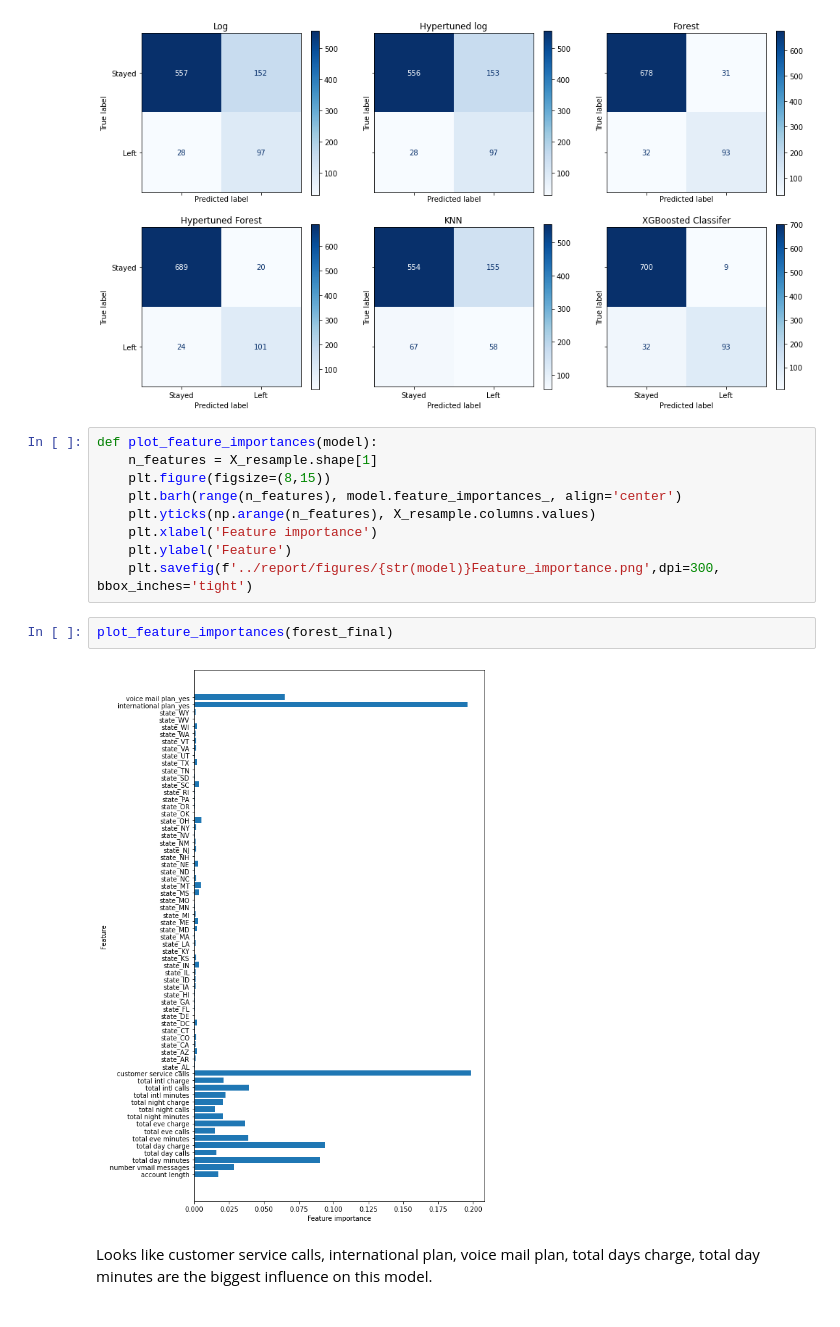
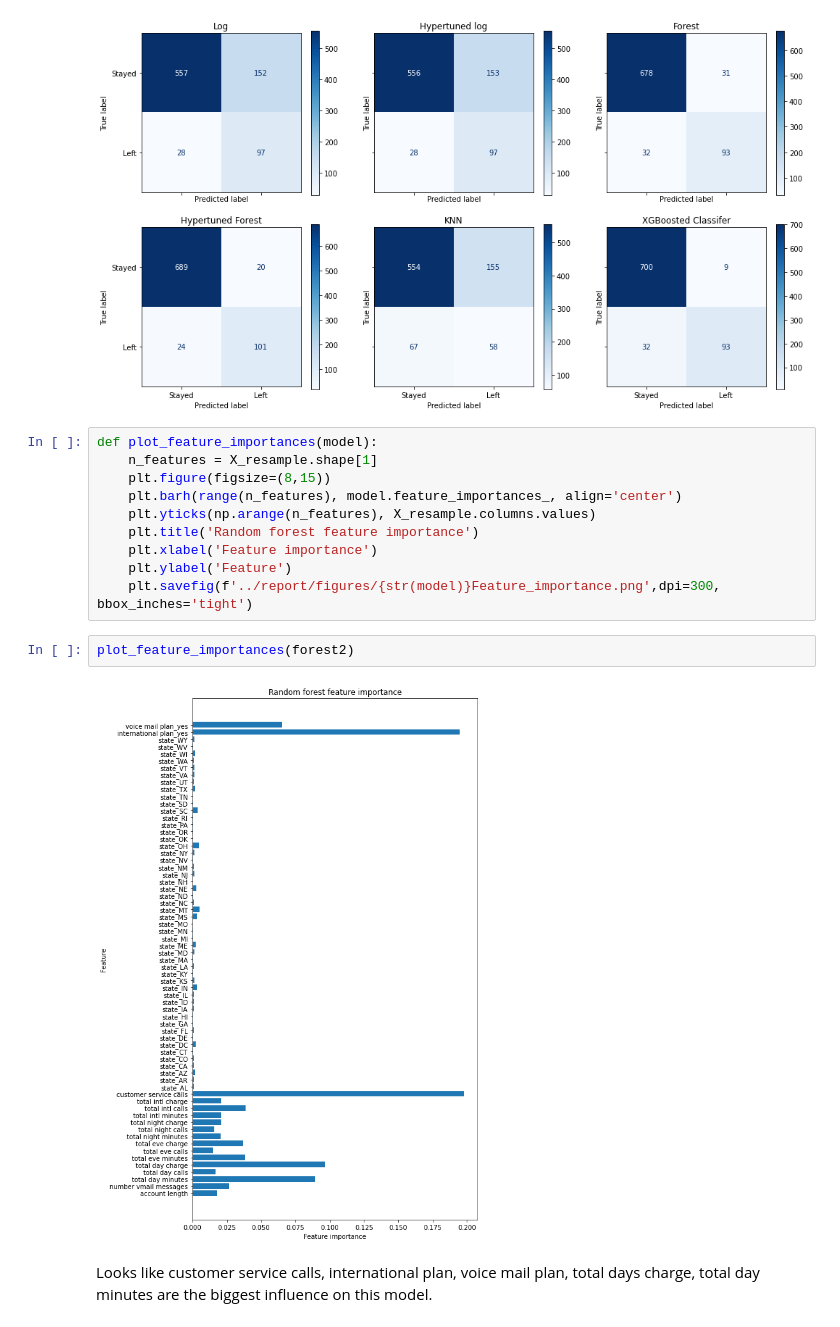
Before and after one commit to howen7/Predictive_Modeling, a Jupyter notebook: notebooks/exploratory/Hunter.ipynb, the cells around one changed output. Drawn from its saved outputs; the diff is of its cells as text.

```diff
--- a/notebooks/exploratory/Hunter.ipynb
+++ b/notebooks/exploratory/Hunter.ipynb
@@ -411,13 +428,14 @@ def plot_feature_importances(model):
     plt.figure(figsize=(8,15))
     plt.barh(range(n_features), model.feature_importances_, align='center')
     plt.yticks(np.arange(n_features), X_resample.columns.values)
+    plt.title('Random forest feature importance')
     plt.xlabel('Feature importance')
     plt.ylabel('Feature')
     plt.savefig(f'../report/figures/{str(model)}Feature_importance.png',dpi=300, bbox_inches='tight')
 # %%
-plot_feature_importances(forest_final)
+plot_feature_importances(forest2)
 # %% [output]
-[figure, old version]
+[figure, new version]
 # %% [markdown]
 Looks like customer service calls, international plan, voice mail plan, total days charge, total day minutes are the biggest influence on this model.
 # %% [markdown]
```
Also changed, not shown: parts of 3 cells of this notebook, 6 other files.
